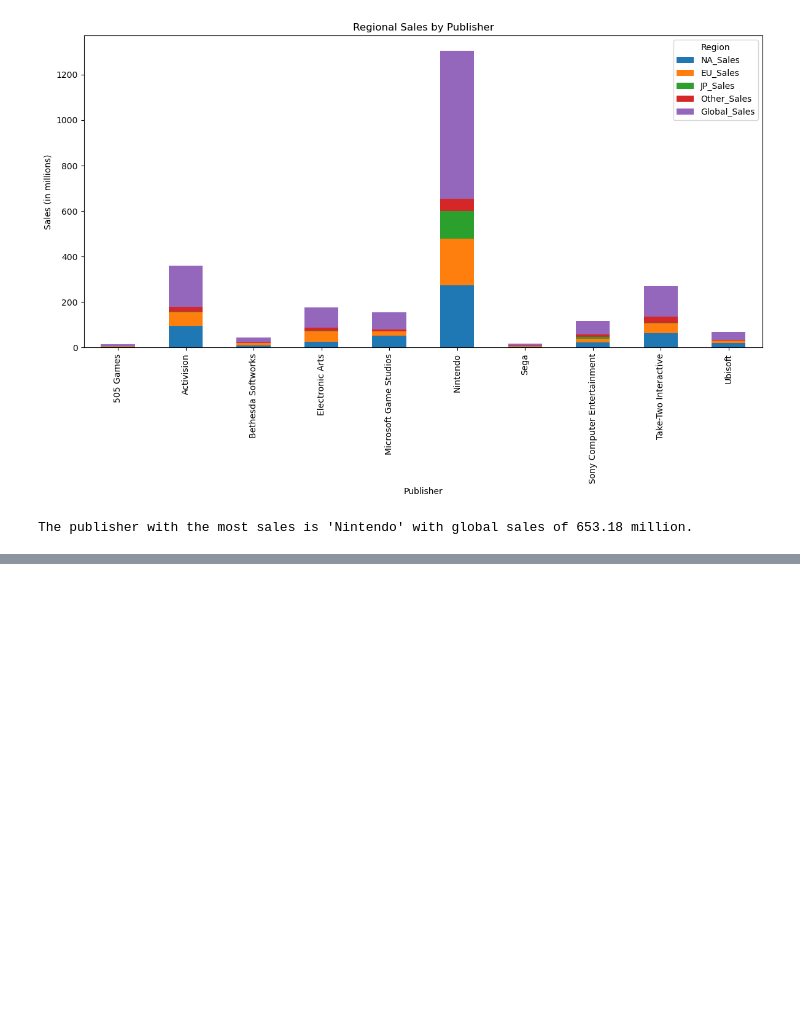
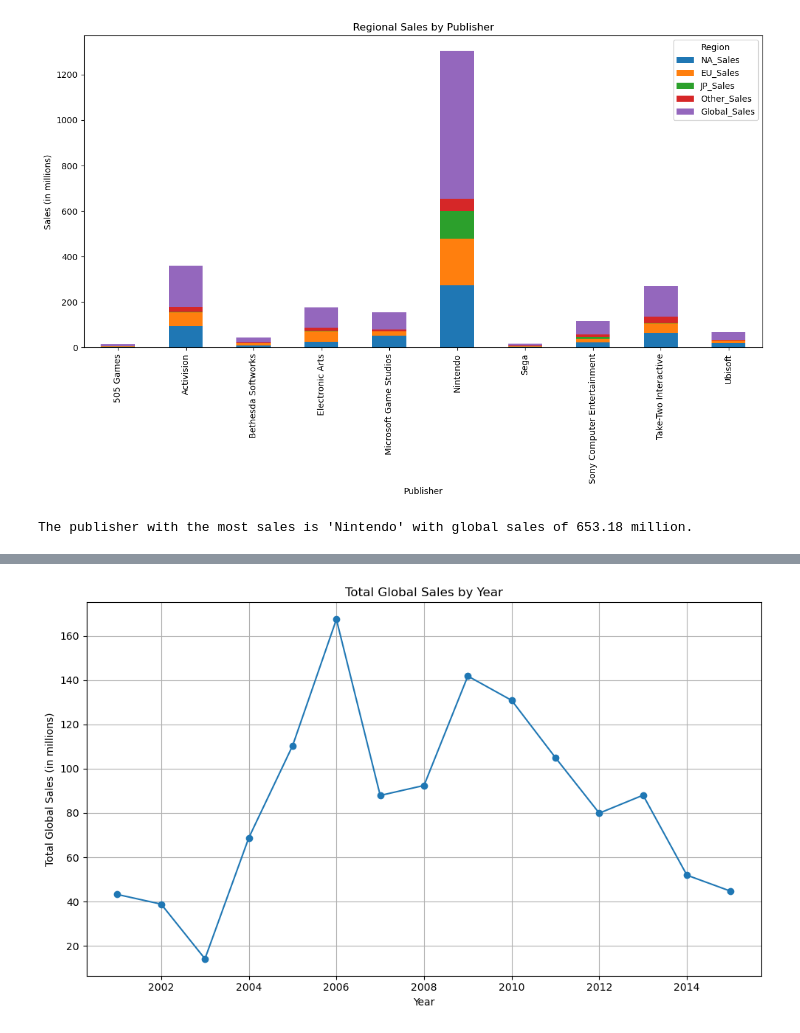
Before and after one commit to nyiakkih/Techdegree-Project-6, a Jupyter notebook: GraphingVideoGameSales.ipynb, the cells around one changed output, grey strips where cells are left out. Drawn from its saved outputs; the diff is of its cells as text; code cells hidden in the pictures; blank space fills up the shorter version.

Commit message:
Global Sales by Year Line Chart

```diff
--- a/GraphingVideoGameSales.ipynb
+++ b/GraphingVideoGameSales.ipynb
@@ -32,0 +46,14 @@ The publisher with the most sales is 'Nintendo' with global sales of 653.18 mill
+# %%
+yearly_sales = df.groupby('Year')['Global_Sales'].sum()
+
+plt.figure(figsize=(10, 6))
+plt.plot(yearly_sales.index, yearly_sales.values, marker='o', linestyle='-')
+plt.title('Total Global Sales by Year')
+plt.xlabel('Year')
+plt.ylabel('Total Global Sales (in millions)')
+plt.grid(True)
+plt.tight_layout()
+
+plt.show()
+# %% [output]
+[figure, added]
```
Also changed, not shown: parts of 2 cells of this notebook.
